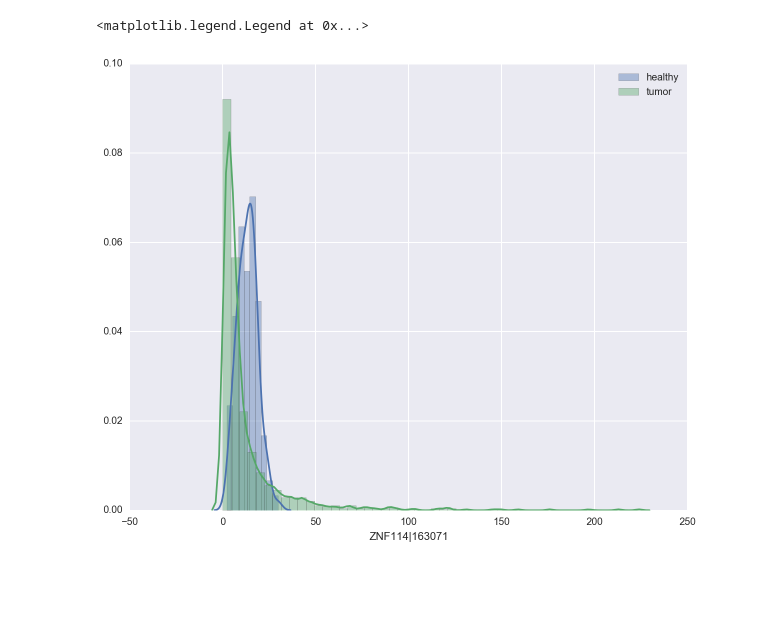
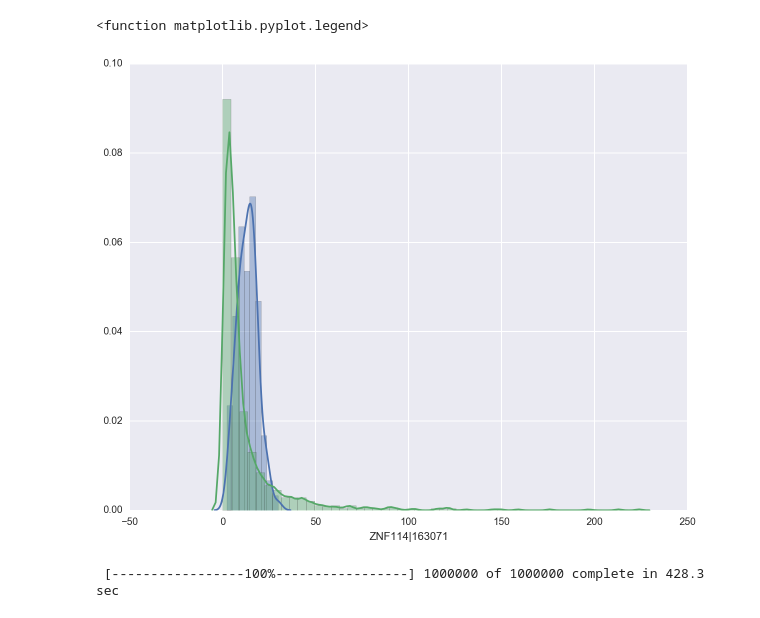
Before and after one commit to Kornel/mcmc-tcga, a Jupyter notebook: mcm-test.ipynb, the cells around one changed output. Saved outputs shown, nothing was run; the diff lists cells and outputs as text; code cells hidden in the pictures; blank space fills up the shorter version.

```diff
--- a/mcm-test.ipynb
+++ b/mcm-test.ipynb
@@ -35,8 +37,8 @@ tumor = dft.iloc[dft.index.str.contains("-01A-")]
 # %%
 plt.figure(figsize=(10, 8))
 sns.distplot(healthy[sample_row], label = 'healthy')
 sns.distplot(tumor[sample_row], label = 'tumor')
-plt.legend()
+plt.legend
 # %% [output]
-<matplotlib.legend.Legend at 0x...>
+<function matplotlib.pyplot.legend>
-[figure, old version]
+[figure, new version]
@@ -42,0 +51,7 @@ plt.legend()
+# %%
+model = pymc.Model([p_A, p_XXX, obs])
+mcmc = pymc.MCMC(model)
+
+mcmc.sample(1000000, 500000)
+# %% [output]
+ [-----------------100%-----------------] 1000000 of 1000000 complete in 428.3 sec
```
Also changed, not shown: parts of 6 cells of this notebook, 2 other files.
